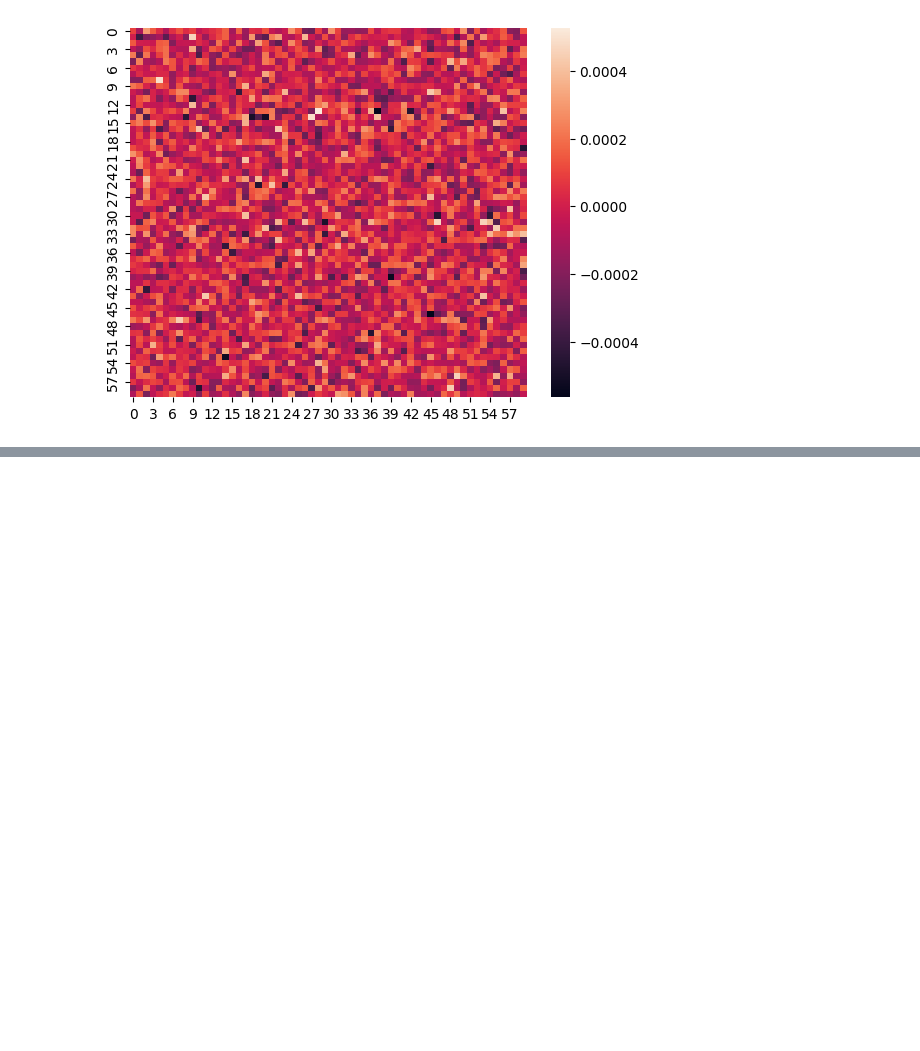
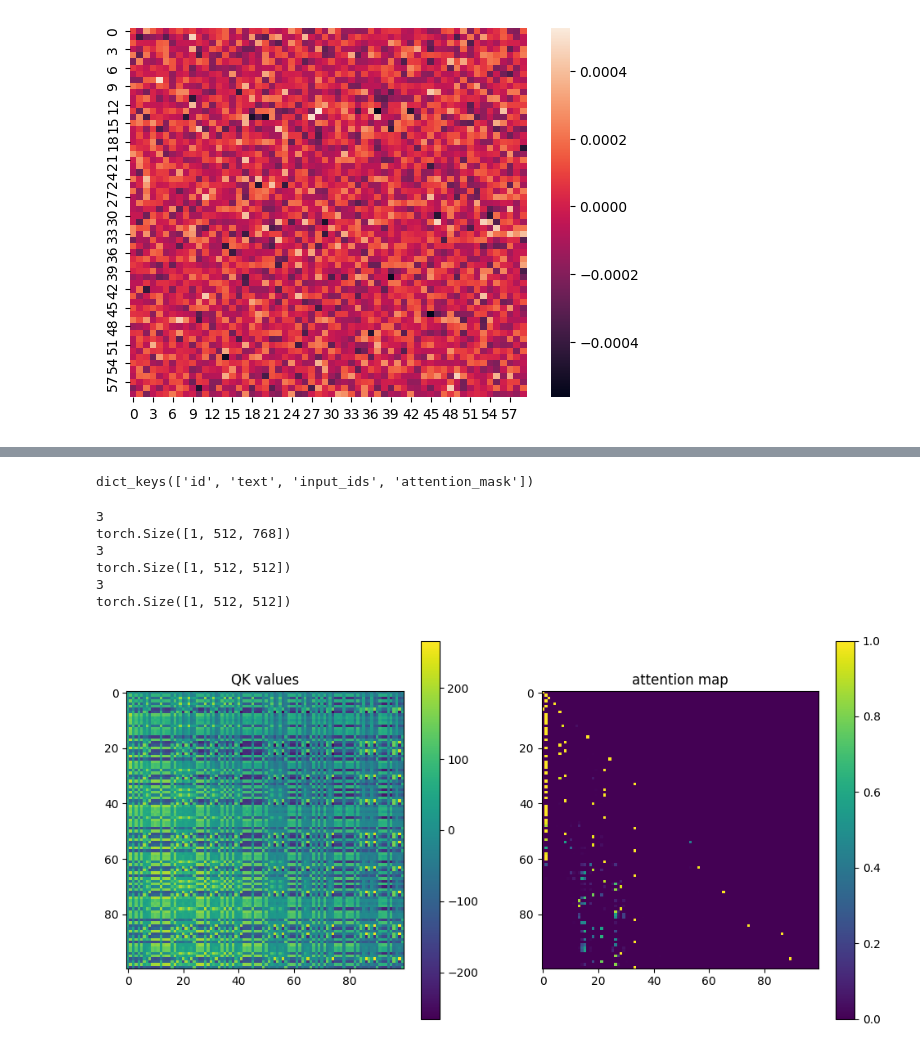
Before and after one commit to OliverXUZY/Induction-Head, a Jupyter notebook: notebook/quick_look_tinyGPT2.ipynb, the cells around one changed output, grey strips where cells are left out. Saved outputs shown, nothing was run; the diff lists cells and outputs as text; code cells hidden in the pictures; blank space fills up the shorter version.

Commit message:
add attn in notebook

```diff
--- a/notebook/quick_look_tinyGPT2.ipynb
+++ b/notebook/quick_look_tinyGPT2.ipynb
@@ -93,0 +178,8 @@ plt.show()
+# %%
+train_set[0].keys()
+ex = train_set[0]
+print(ex.keys())
+input_ids = torch.tensor(ex['input_ids'])
+attention_mask = torch.tensor(ex['attention_mask'])
+# %% [output]
+dict_keys(['id', 'text', 'input_ids', 'attention_mask'])
@@ -93,0 +188,56 @@ plt.show()
+# %%
+def compute_attention_maps(model, intermediate_outputs):
+    qk_vals = []
+    attention_maps = []
+
+    for input in intermediate_outputs:
+        # Split input into Q, K, V
+        q, k, _ = model.h[0].attn.c_attn(input).split(model.h[0].attn.split_size, dim=2)
+
+        # Compute QK value
+        qk_val = torch.matmul(q, k.transpose(-2, -1))
+        qk_vals.append(qk_val)
+
+        # Apply causal mask and softmax to get attention map
+        causal_mask = torch.triu(torch.ones(qk_val.size(-2), qk_val.size(-1)) * float('-inf'), diagonal=1)
+        attention_map = torch.softmax(qk_val + causal_mask.to(qk_val.device), dim=-1)
+        attention_maps.append(attention_map)
+
+    return qk_vals, attention_maps
+qk_vals, attention_maps = compute_attention_maps(model, intermediate_outputs)
+# %%
+print(len(intermediate_outputs))
+print(intermediate_outputs[0].shape)
+print(len(qk_vals))
+print(qk_vals[0].shape)
+print(len(attention_maps))
+print(attention_maps[0].shape)
+# %% [output]
+3
+torch.Size([1, 512, 768])
+3
+torch.Size([1, 512, 512])
+3
+torch.Size([1, 512, 512])
+# %%
+import matplotlib.pyplot as plt
+import numpy as np
+
+# Creating a figure with two subplots
+fig, axes = plt.subplots(nrows=1, ncols=2, figsize=(12, 6))
+
+layer_id = 0
+subset = 100
+matrix1 = qk_vals[layer_id][0].detach().numpy()[:subset,:subset]
+matrix2 = attention_maps[layer_id][0].detach().numpy()[:subset,:subset]
+
+# Plotting the matrix using imshow
+axes[0].imshow(matrix1, cmap='viridis')
+axes[0].set_title("QK values")
+axes[0].colorbar = plt.colorbar(axes[0].imshow(matrix1, cmap='viridis'), ax=axes[0])
+
+axes[1].imshow(matrix2, cmap='viridis')
+axes[1].set_title("attention map")
+axes[1].colorbar = plt.colorbar(axes[1].imshow(matrix2, cmap='viridis'), ax=axes[1])
+# %% [output]
+[figure, added]
```
Also changed, not shown: parts of 10 cells of this notebook.
